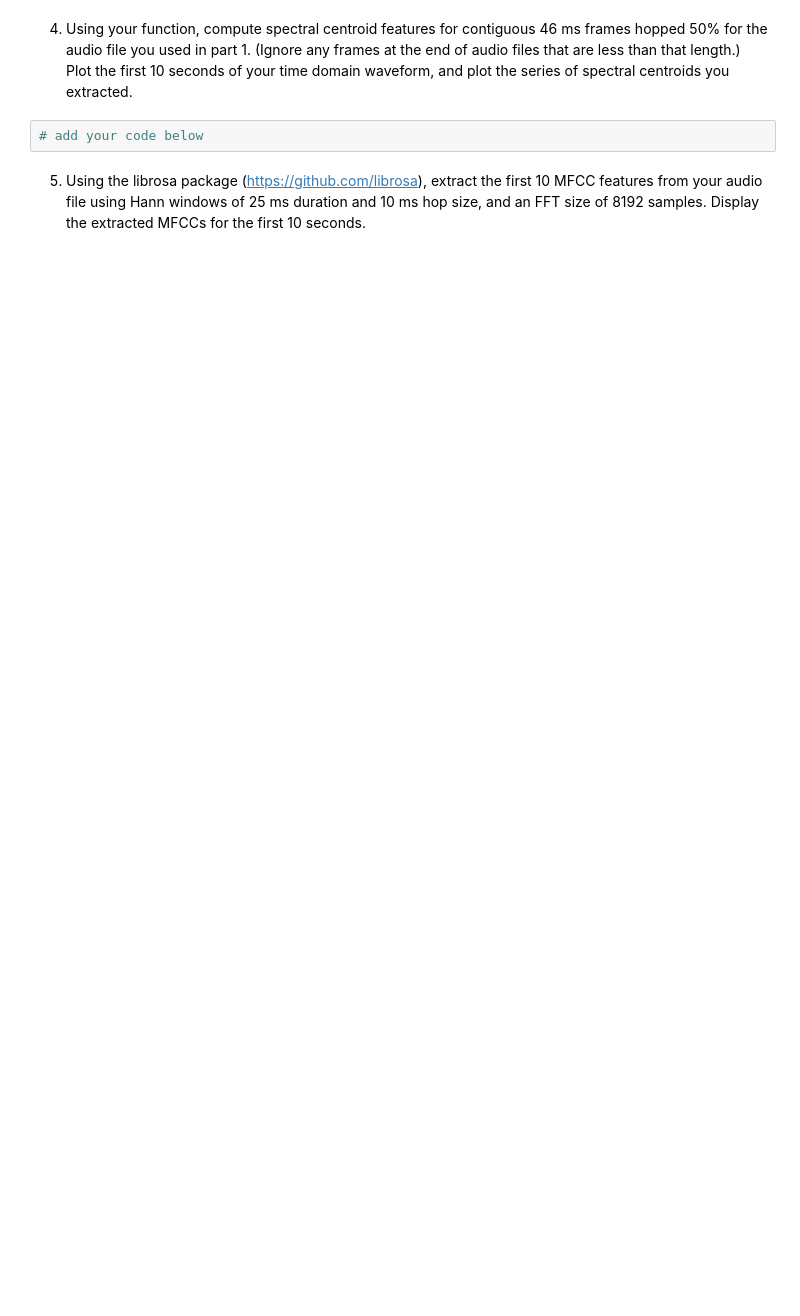
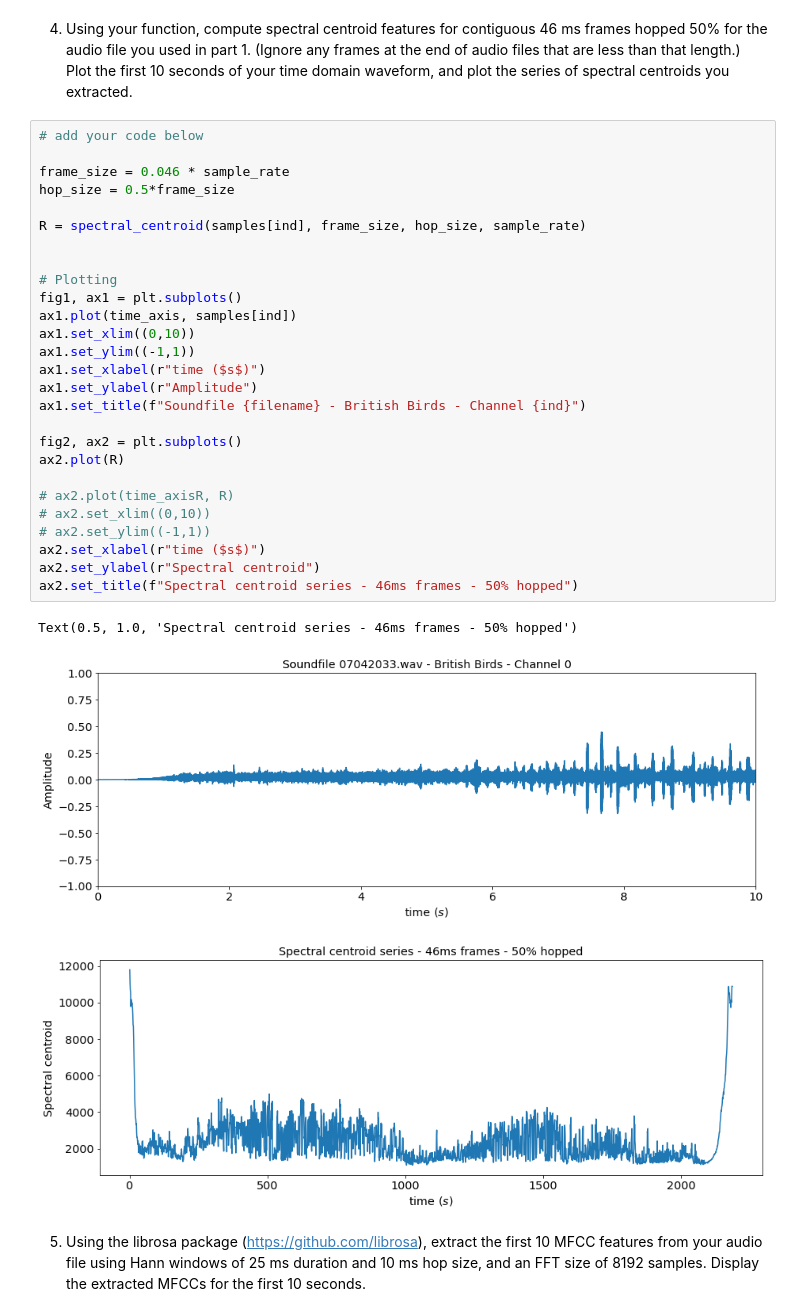
Before and after one commit to sergi-andreu/MusicInformatics, a Jupyter notebook: Lab 1 Signal processings/DT2470_lab01.ipynb, the cells around one changed output. Cells and saved outputs as stored; diff of their text form; blank space fills up the shorter version.

```diff
--- a/Lab 1 Signal processings/DT2470_lab01.ipynb
+++ b/Lab 1 Signal processings/DT2470_lab01.ipynb
@@ -312,6 +343,35 @@ where $X[k]$ is the DFT of $x[n]$, and $F_s$ is the sampling rate.
 # %% [markdown]
 4. Using your function, compute spectral centroid features for contiguous 46 ms frames hopped 50% for the audio file you used in part 1. (Ignore any frames at the end of audio files that are less than that length.) Plot the first 10 seconds of your time domain waveform, and plot the series of spectral centroids you extracted.
-# %%
-# add your code below
+# %%
+# add your code below
+
+frame_size = 0.046 * sample_rate
+hop_size = 0.5*frame_size
+
+R = spectral_centroid(samples[ind], frame_size, hop_size, sample_rate)
+
+
+# Plotting
+fig1, ax1 = plt.subplots()
+ax1.plot(time_axis, samples[ind])
+ax1.set_xlim((0,10))
+ax1.set_ylim((-1,1))
+ax1.set_xlabel(r"time ($s$)")
+ax1.set_ylabel(r"Amplitude")
+ax1.set_title(f"Soundfile {filename} - British Birds - Channel {ind}")
+
+fig2, ax2 = plt.subplots()
+ax2.plot(R)
+
+# ax2.plot(time_axisR, R)
+# ax2.set_xlim((0,10))
+# ax2.set_ylim((-1,1))
+ax2.set_xlabel(r"time ($s$)")
+ax2.set_ylabel(r"Spectral centroid")
+ax2.set_title(f"Spectral centroid series - 46ms frames - 50% hopped")
+# %% [output]
+Text(0.5, 1.0, 'Spectral centroid series - 46ms frames - 50% hopped')
+[figure, added]
+[figure, added]
 # %% [markdown]
 5. Using the librosa package (https://github.com/librosa), extract the first 10 MFCC features from your audio file using Hann windows of 25 ms duration and 10 ms hop size, and an FFT size of 8192 samples. Display the extracted MFCCs for the first 10 seconds.
```
Also changed, not shown: parts of 6 cells of this notebook.
